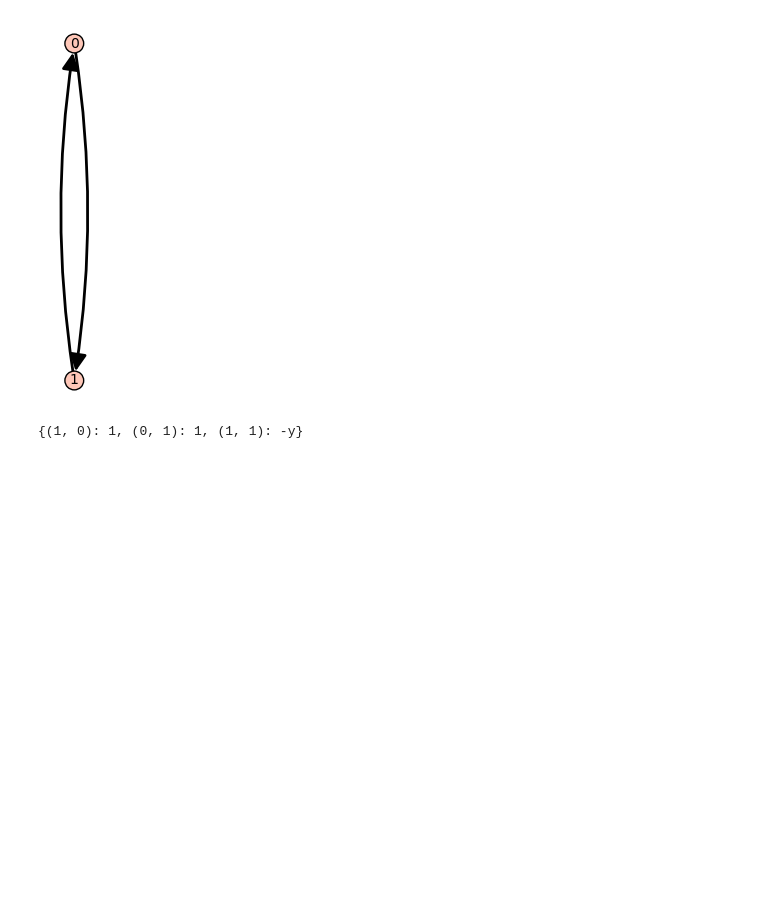
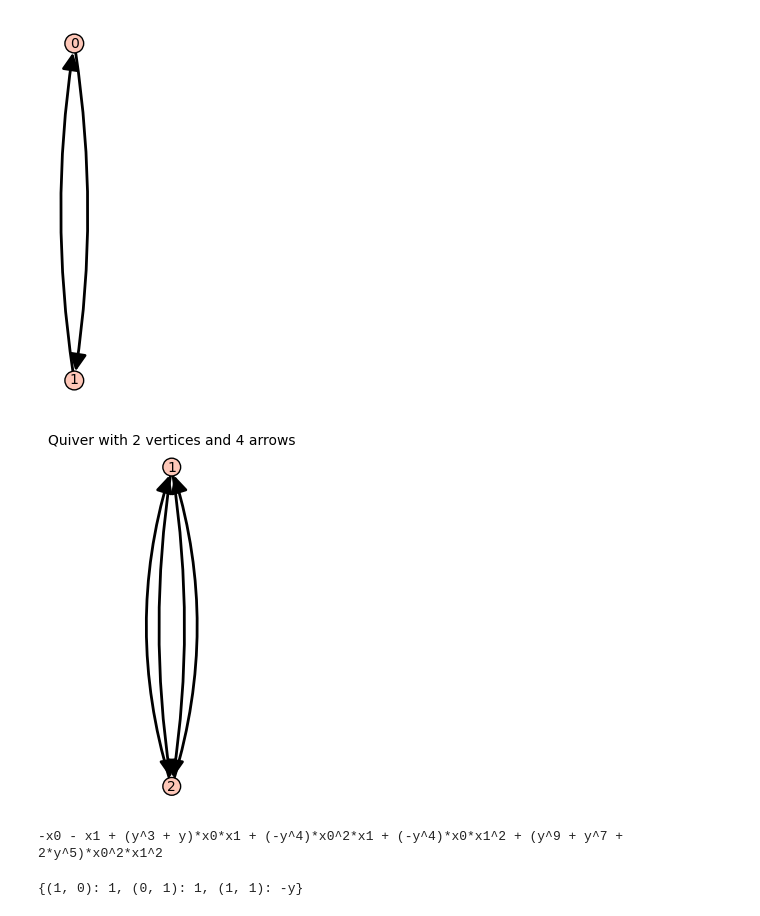
Before and after one commit to smzg/msinvar, a Jupyter notebook: notebooks/Wall-crossing.ipynb, the cells around one changed output. Cells and saved outputs as stored; diff of their text form; code cells hidden in the pictures; blank space fills up the shorter version.

```diff
--- a/notebooks/Wall-crossing.ipynb
+++ b/notebooks/Wall-crossing.ipynb
@@ -128,3 +128,7 @@ I.dict()
 Q=CyclicQuiver(2,prec=[3,3]); show(Q)
 # %% [output]
 [figure]
+# %%
+Q=Quiver([[1,2,1],[1,2,2],[2,1,1],[2,1,2]],prec=[2,2]); Q
+# %% [output]
+[figure, added]
@@ -131,3 +137,7 @@ Q=CyclicQuiver(2,prec=[3,3]); show(Q)
+# %%
+-I.Log()*Q.gm
+# %% [output]
+-x0 - x1 + (y^3 + y)*x0*x1 + (-y^4)*x0^2*x1 + (-y^4)*x0*x1^2 + (y^9 + y^7 + 2*y^5)*x0^2*x1^2
 # %%
 Q.stk2int(Q.stacky([1,0])).dict()
 # %% [output]
```
Also changed, not shown: parts of 1 cell of this notebook, 8 other files.
